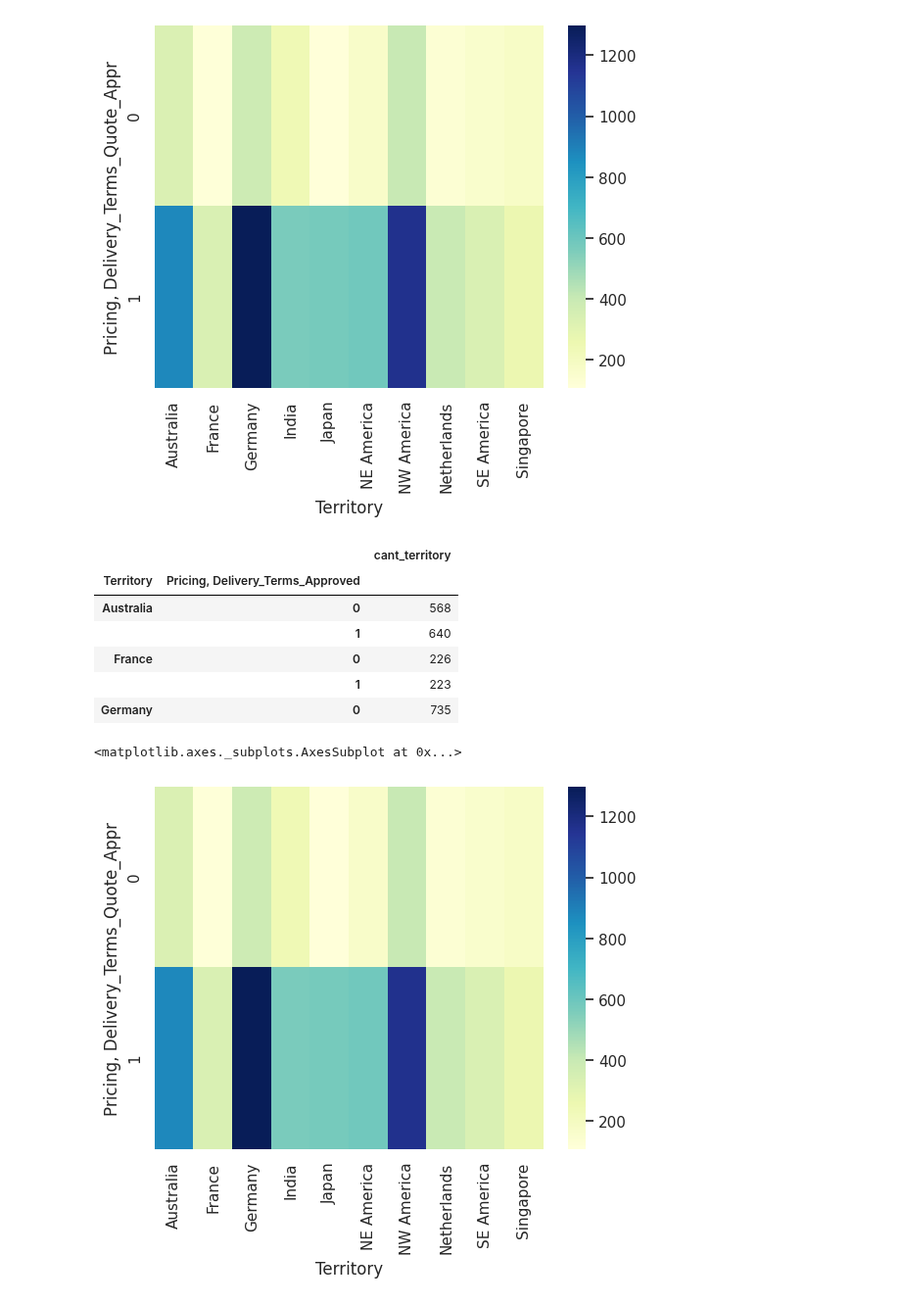
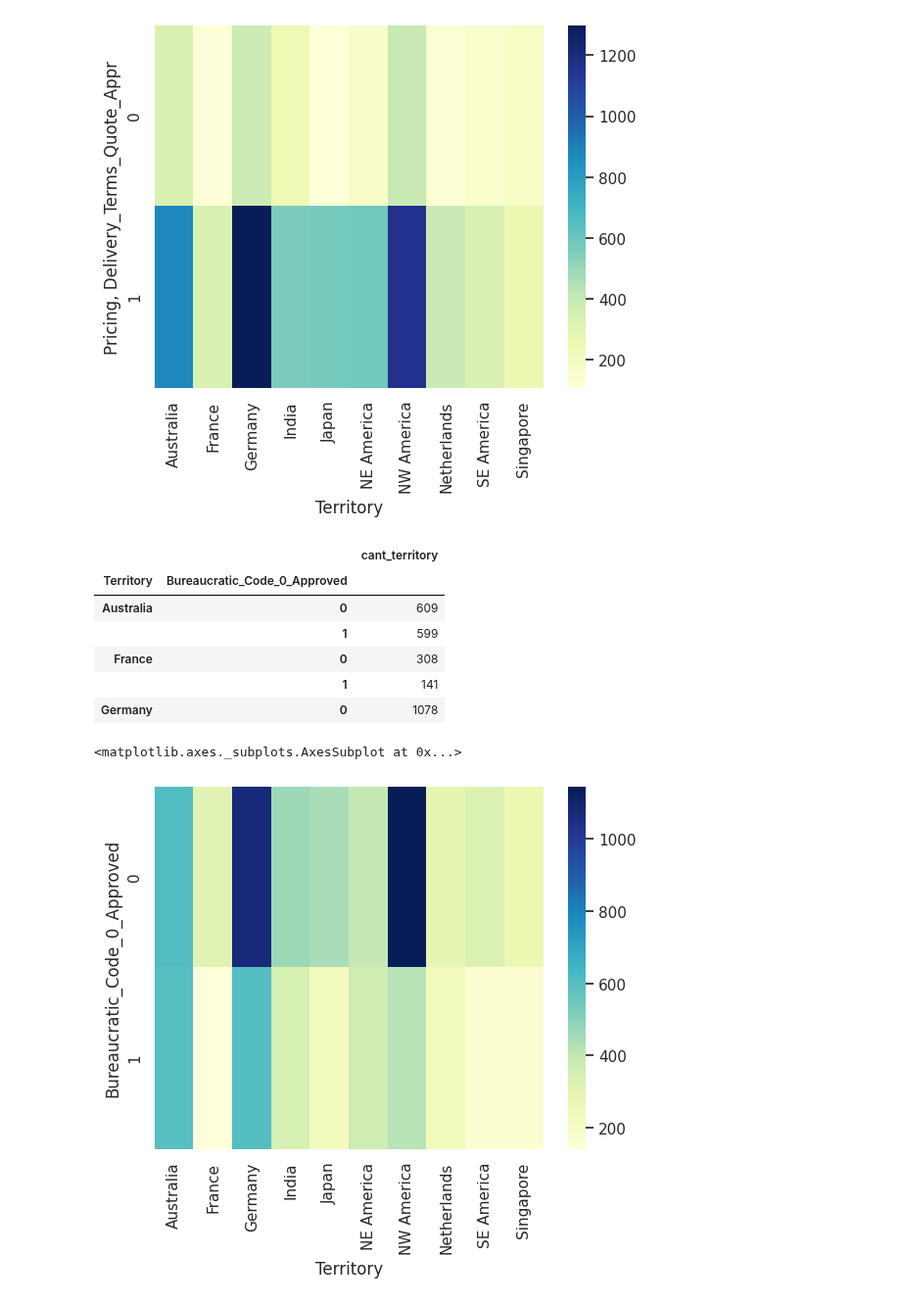
Before and after one commit to germanbc/Organizacion-de-Datos-2c2020-TP1, a Jupyter notebook: TP1-Sofia.ipynb, the cells around one changed output. Shown at 98% size. Saved outputs shown, nothing was run; the diff lists cells and outputs as text; code cells hidden in the pictures.

```diff
--- a/TP1-Sofia.ipynb
+++ b/TP1-Sofia.ipynb
@@ -245,0 +270,7 @@ fig.savefig('map_cant_oportunidades_por_pais.png', dpi=300)
+# %%
+df['ASP_(convertido)']=0.0
+df['ASP_(convertido)'].loc[df.ASP_Currency=='EUR'] = df['ASP'].apply(lambda x: x*toEUR)
+df['ASP_(convertido)'].loc[df.ASP_Currency=='JPY'] = df['ASP'].apply(lambda x: x*toJPY)
+df['ASP_(convertido)'].loc[df.ASP_Currency=='AUD'] = df['ASP'].apply(lambda x: x*toAUD)
+df['ASP_(convertido)'].loc[df.ASP_Currency=='GBP'] = df['ASP'].apply(lambda x: x*toGBP)
+df['ASP_(convertido)'].loc[df.ASP_Currency=='USD'] = df['ASP'].apply(lambda x: x)
@@ -245,0 +283,18 @@ fig.savefig('map_cant_oportunidades_por_pais.png', dpi=300)
+# %%
+del eciAux
+df.drop(columns='ASP_(convertido)',inplace=True)
+# %%
+#Ahora si hago la conversion
+df['Total_Amount_(converted)']=0.0
+df['Total_Amount_(converted)'].loc[df['Total_Amount_Currency']=='EUR'] = df['Total_Amount'].apply(lambda x: x*toEUR)
+df['Total_Amount_(converted)'].loc[df['Total_Amount_Currency']=='JPY'] = df['Total_Amount'].apply(lambda x: x*toJPY)
+df['Total_Amount_(converted)'].loc[df['Total_Amount_Currency']=='AUD'] = df['Total_Amount'].apply(lambda x: x*toAUD)
+df['Total_Amount_(converted)'].loc[df['Total_Amount_Currency']=='GBP'] = df['Total_Amount'].apply(lambda x: x*toGBP)
+df['Total_Amount_(converted)'].loc[df['Total_Amount_Currency']=='USD'] = df['Total_Amount'].apply(lambda x: x)
+
+df['Total_Taxable_Amount_(converted)']=0.0
+df['Total_Taxable_Amount_(converted)'].loc[df['Total_Taxable_Amount_Currency']=='EUR'] = df['Total_Taxable_Amount'].apply(lambda x: x*toEUR)
+df['Total_Taxable_Amount_(converted)'].loc[df['Total_Taxable_Amount_Currency']=='JPY'] = df['Total_Taxable_Amount'].apply(lambda x: x*toJPY)
+df['Total_Taxable_Amount_(converted)'].loc[df['Total_Taxable_Amount_Currency']=='AUD'] = df['Total_Taxable_Amount'].apply(lambda x: x*toAUD)
+df['Total_Taxable_Amount_(converted)'].loc[df['Total_Taxable_Amount_Currency']=='GBP'] = df['Total_Taxable_Amount'].apply(lambda x: x*toGBP)
+df['Total_Taxable_Amount_(converted)'].loc[df['Total_Taxable_Amount_Currency']=='USD'] = df['Total_Taxable_Amount'].apply(lambda x: x)
@@ -417,23 +493,23 @@ sns.heatmap(heatmap1_data, cmap="YlGnBu")
 [figure]
 # %%
 df_heatmap2 = df.loc[df['Territory'].isin(territories)]\
-    .groupby(['Territory','Pricing, Delivery_Terms_Approved']).agg({'Territory':'count'})\
+    .groupby(['Territory','Bureaucratic_Code_0_Approved']).agg({'Territory':'count'})\
     .rename(columns = {'Territory':'cant_territory'})
 df_heatmap2.head()
 # %% [output]
 |  |  | cant_territory |
-| Territory | Pricing, Delivery_Terms_Approved |  |
-| Australia | 0 | 568 |
-|  | 1 | 640 |
-| France | 0 | 226 |
-|  | 1 | 223 |
-| Germany | 0 | 735 |
+| Territory | Bureaucratic_Code_0_Approved |  |
+| Australia | 0 | 609 |
+|  | 1 | 599 |
+| France | 0 | 308 |
+|  | 1 | 141 |
+| Germany | 0 | 1078 |
 # %%
 heatmap2_data = pd.pivot_table(df_heatmap2, values='cant_territory',
-                     index=['Pricing, Delivery_Terms_Approved'],
+                     index=['Bureaucratic_Code_0_Approved'],
                      columns='Territory')
 
-sns.heatmap(heatmap1_data, cmap="YlGnBu")
+sns.heatmap(heatmap2_data, cmap="YlGnBu")
 # %% [output]
 <matplotlib.axes._subplots.AxesSubplot at 0x...>
-[figure, old version]
+[figure, new version]
```
Also changed, not shown: parts of 21 cells of this notebook, 3 other files.
